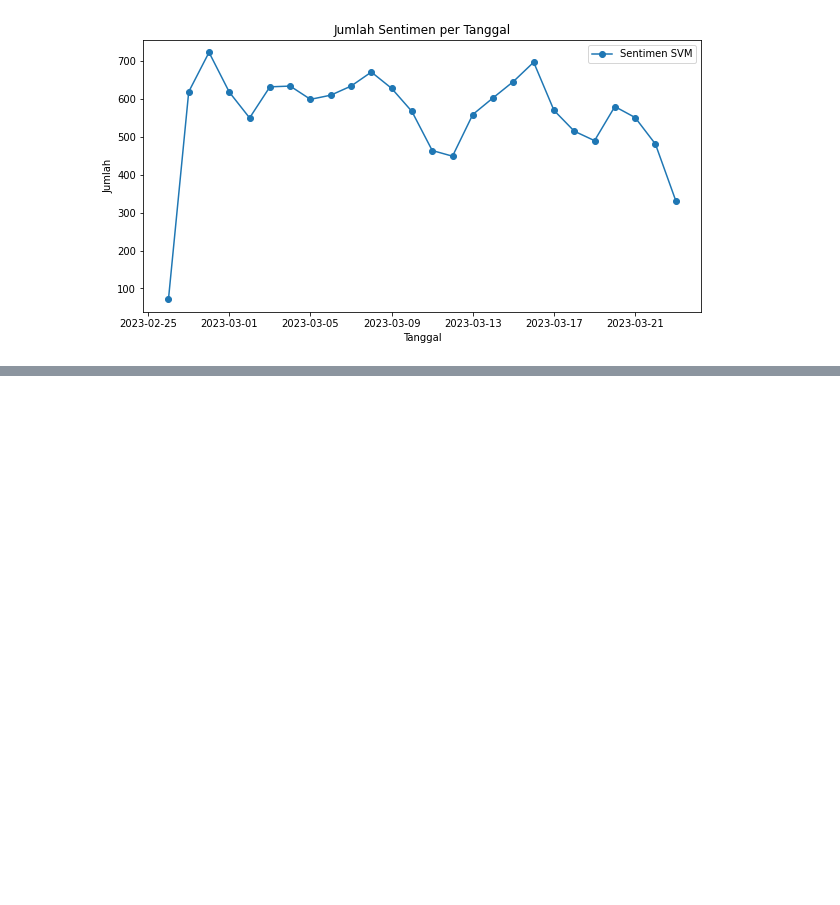
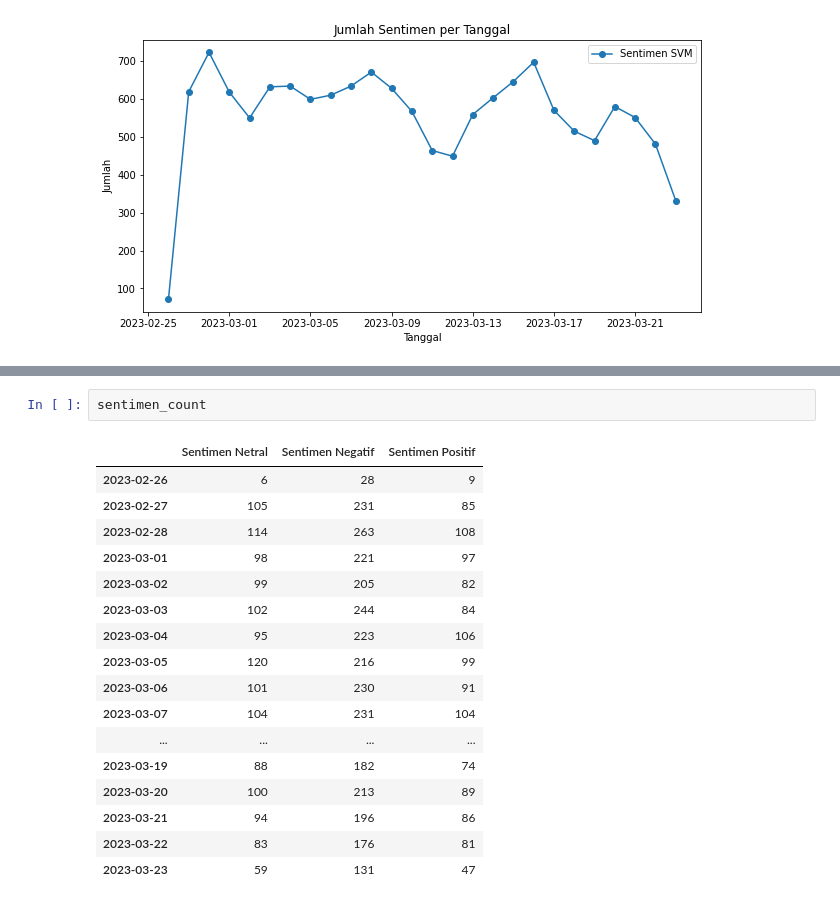
Before and after one commit to pahrul23/pahrul-skripsi, a Jupyter notebook: Hasil_dan_Pembahasan.ipynb, the cells around one changed output, grey strips where cells are left out. Drawn from its saved outputs; the diff is of its cells as text; blank space fills up the shorter version.

```diff
--- a/Hasil_dan_Pembahasan.ipynb
+++ b/Hasil_dan_Pembahasan.ipynb
@@ -132,0 +106,20 @@ at
+# %%
+sentimen_count
+# %% [output]
+|  | Sentimen Netral | Sentimen Negatif | Sentimen Positif |
+| 2023-02-26 | 6 | 28 | 9 |
+| 2023-02-27 | 105 | 231 | 85 |
+| 2023-02-28 | 114 | 263 | 108 |
+| 2023-03-01 | 98 | 221 | 97 |
+| 2023-03-02 | 99 | 205 | 82 |
+| 2023-03-03 | 102 | 244 | 84 |
+| 2023-03-04 | 95 | 223 | 106 |
+| 2023-03-05 | 120 | 216 | 99 |
+| 2023-03-06 | 101 | 230 | 91 |
+| 2023-03-07 | 104 | 231 | 104 |
+| ... | ... | ... | ... |
+| 2023-03-19 | 88 | 182 | 74 |
+| 2023-03-20 | 100 | 213 | 89 |
+| 2023-03-21 | 94 | 196 | 86 |
+| 2023-03-22 | 83 | 176 | 81 |
+| 2023-03-23 | 59 | 131 | 47 |
```
Also changed, not shown: parts of 5 cells of this notebook.
